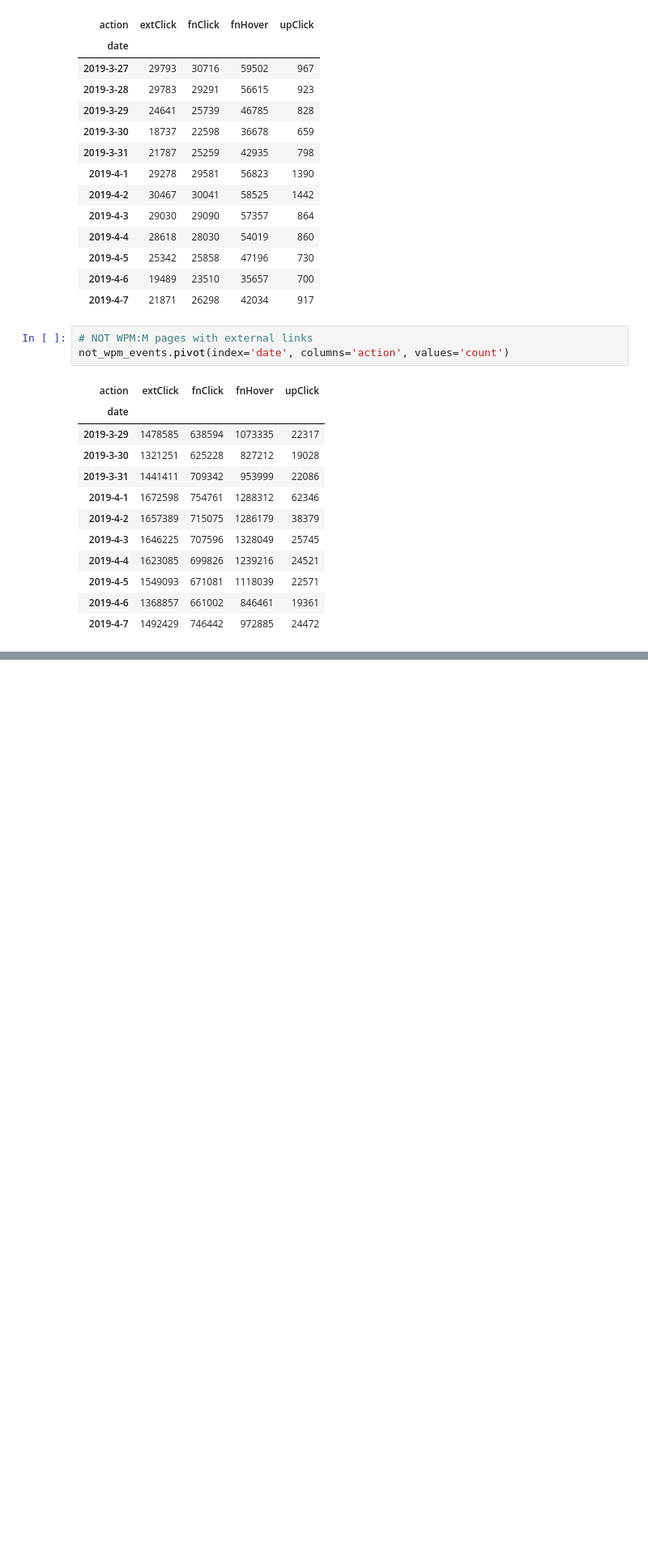
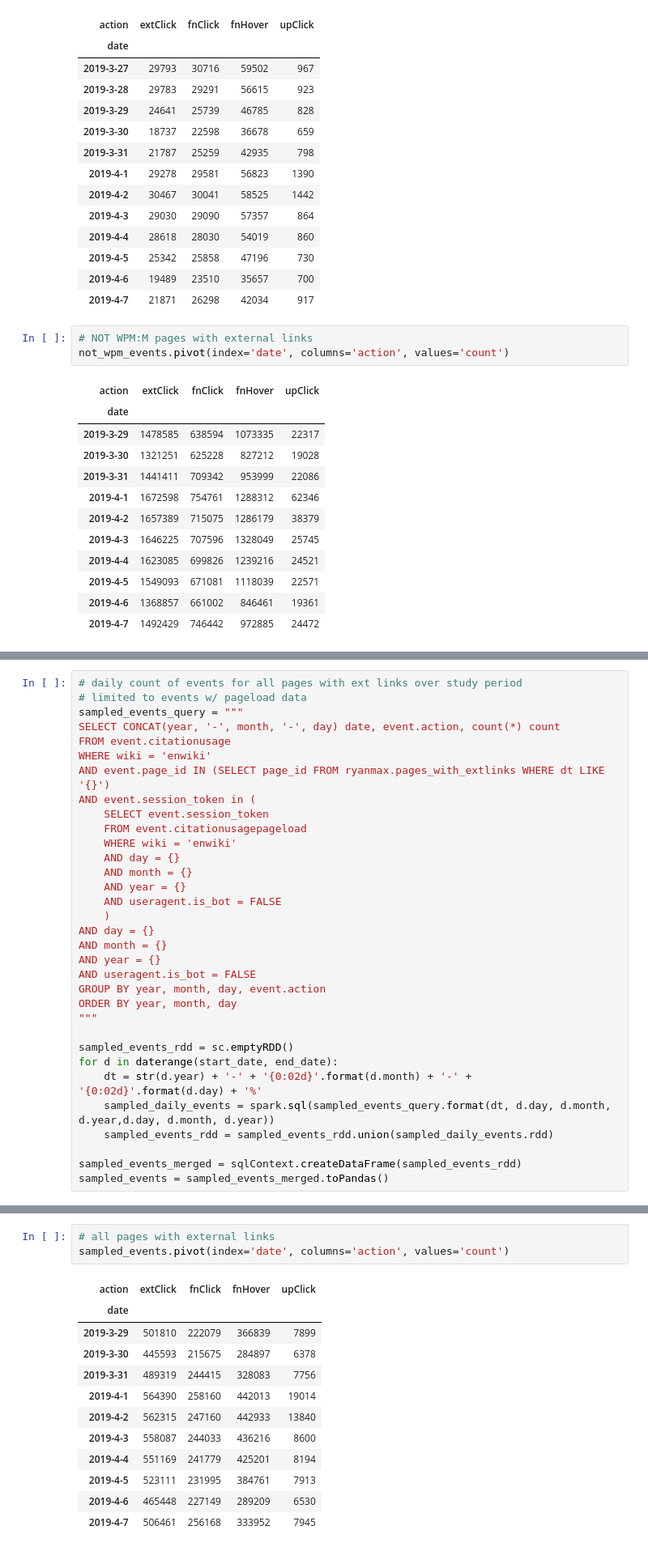
Before and after one commit to elifesciences-publications/wiki-citation-usage, a Jupyter notebook: pageload-event.ipynb, the cells around one changed output, grey strips where cells are left out. Shown at 81% size. Cells and saved outputs as stored; diff of their text form; blank space fills up the shorter version.

```diff
--- a/pageload-event.ipynb
+++ b/pageload-event.ipynb
@@ -399,0 +474,33 @@ not_wpm_events.pivot(index='date', columns='action', values='count')
+# %%
+# daily count of events for all pages with ext links over study period
+# limited to events w/ pageload data
+sampled_events_query = """
+SELECT CONCAT(year, '-', month, '-', day) date, event.action, count(*) count
+FROM event.citationusage
+WHERE wiki = 'enwiki'
+AND event.page_id IN (SELECT page_id FROM ryanmax.pages_with_extlinks WHERE dt LIKE '{}')
+AND event.session_token in (
+    SELECT event.session_token
+    FROM event.citationusagepageload
+    WHERE wiki = 'enwiki'
+    AND day = {}
+    AND month = {}
+    AND year = {}
+    AND useragent.is_bot = FALSE
+    )
+AND day = {}
+AND month = {}
+AND year = {}
+AND useragent.is_bot = FALSE
+GROUP BY year, month, day, event.action
+ORDER BY year, month, day
+"""
+
+sampled_events_rdd = sc.emptyRDD()
+for d in daterange(start_date, end_date):
+    dt = str(d.year) + '-' + '{0:02d}'.format(d.month) + '-' + '{0:02d}'.format(d.day) + '%'
+    sampled_daily_events = spark.sql(sampled_events_query.format(dt, d.day, d.month, d.year,d.day, d.month, d.year))
+    sampled_events_rdd = sampled_events_rdd.union(sampled_daily_events.rdd)
+
+sampled_events_merged = sqlContext.createDataFrame(sampled_events_rdd)
+sampled_events = sampled_events_merged.toPandas()
@@ -399,0 +575,16 @@ not_wpm_events.pivot(index='date', columns='action', values='count')
+# %%
+# all pages with external links
+sampled_events.pivot(index='date', columns='action', values='count')
+# %% [output]
+| action | extClick | fnClick | fnHover | upClick |
+| date |  |  |  |  |
+| 2019-3-29 | 501810 | 222079 | 366839 | 7899 |
+| 2019-3-30 | 445593 | 215675 | 284897 | 6378 |
+| 2019-3-31 | 489319 | 244415 | 328083 | 7756 |
+| 2019-4-1 | 564390 | 258160 | 442013 | 19014 |
+| 2019-4-2 | 562315 | 247160 | 442933 | 13840 |
+| 2019-4-3 | 558087 | 244033 | 436216 | 8600 |
+| 2019-4-4 | 551169 | 241779 | 425201 | 8194 |
+| 2019-4-5 | 523111 | 231995 | 384761 | 7913 |
+| 2019-4-6 | 465448 | 227149 | 289209 | 6530 |
+| 2019-4-7 | 506461 | 256168 | 333952 | 7945 |
```
Also changed, not shown: parts of 18 cells of this notebook.
